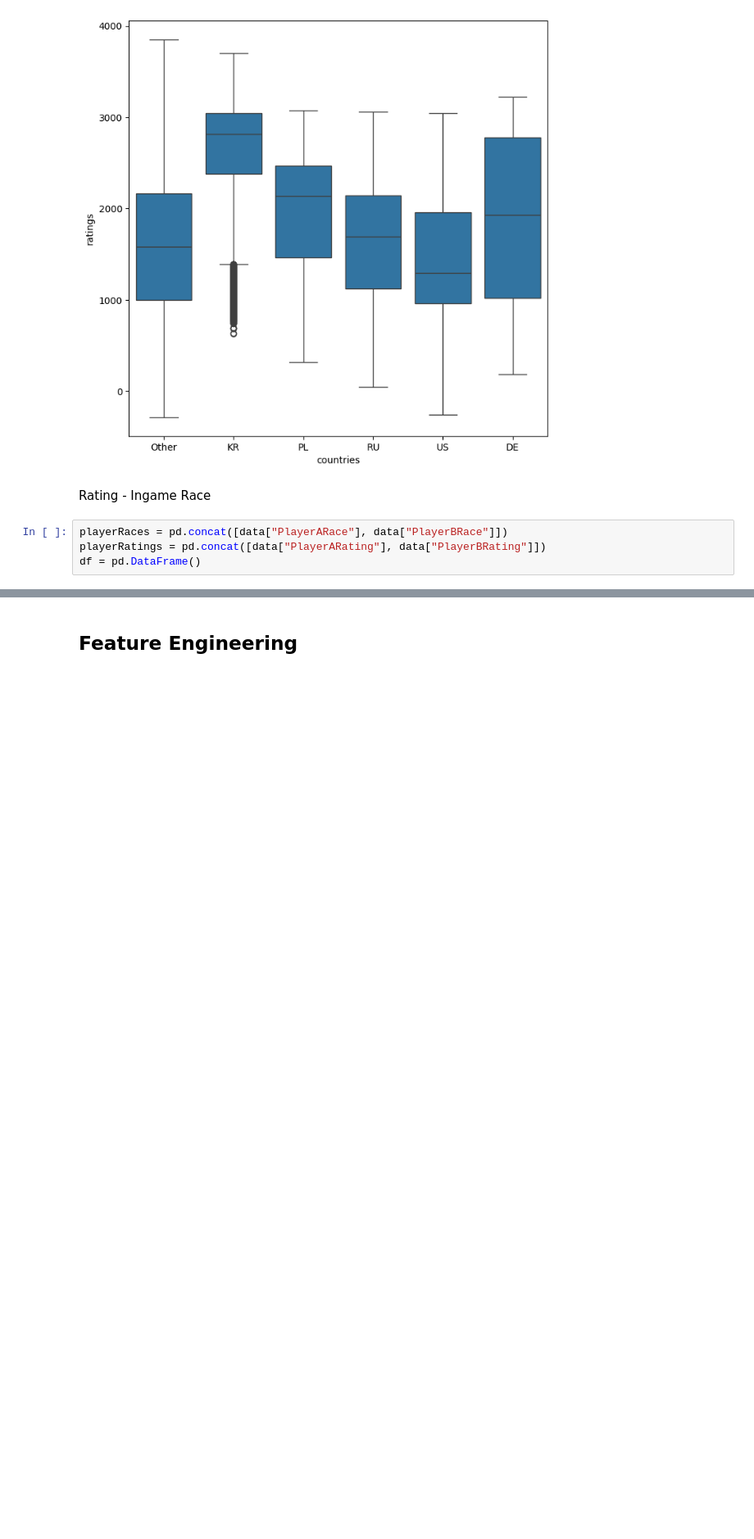
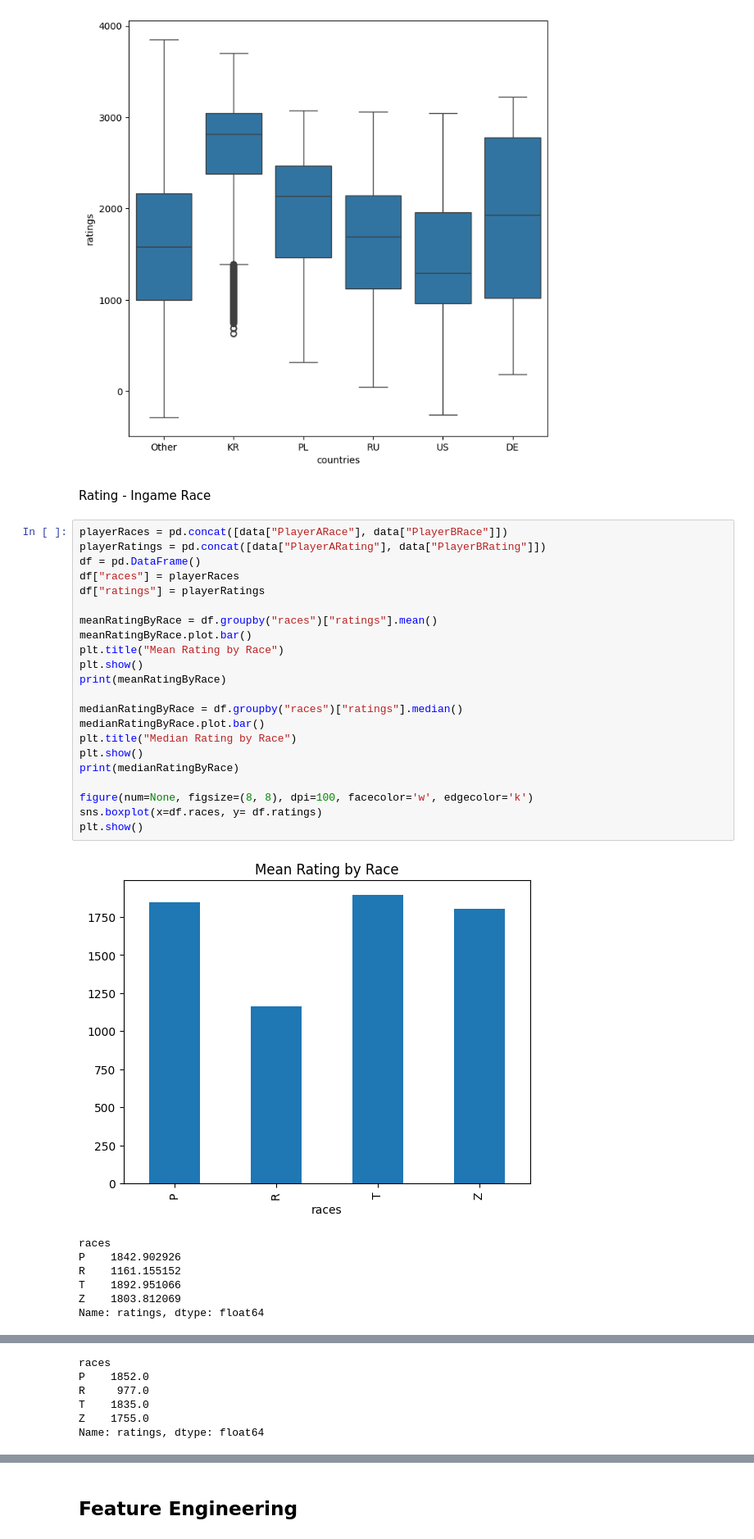
Before and after one commit to MeabhG97/Datascience_StarCraft, a Jupyter notebook: MeabhGibneyDAProject.ipynb, the cells around one changed output, grey strips where cells are left out. Shown: that part at 82% size. Saved outputs shown, nothing was run; the diff lists cells and outputs as text; blank space fills up the shorter version.

```diff
--- a/MeabhGibneyDAProject.ipynb
+++ b/MeabhGibneyDAProject.ipynb
@@ -395,7 +395,33 @@ Name: ratings, dtype: float64
 [figure]
 # %% [markdown]
 Rating - Ingame Race
-# %%
-playerRaces = pd.concat([data["PlayerARace"], data["PlayerBRace"]])
-playerRatings = pd.concat([data["PlayerARating"], data["PlayerBRating"]])
-df = pd.DataFrame()
+# %%
+playerRaces = pd.concat([data["PlayerARace"], data["PlayerBRace"]])
+playerRatings = pd.concat([data["PlayerARating"], data["PlayerBRating"]])
+df = pd.DataFrame()
+df["races"] = playerRaces
+df["ratings"] = playerRatings
+
+meanRatingByRace = df.groupby("races")["ratings"].mean()
+meanRatingByRace.plot.bar()
+plt.title("Mean Rating by Race")
+plt.show()
+print(meanRatingByRace)
+
+medianRatingByRace = df.groupby("races")["ratings"].median()
+medianRatingByRace.plot.bar()
+plt.title("Median Rating by Race")
+plt.show()
+print(medianRatingByRace)
+
+figure(num=None, figsize=(8, 8), dpi=100, facecolor='w', edgecolor='k')
+sns.boxplot(x=df.races, y= df.ratings)
+plt.show()
+# %% [output]
+[figure, added]
+races
+P    1842.902926
+R    1161.155152
+T    1892.951066
+Z    1803.812069
+Name: ratings, dtype: float64
@@ -401,0 +429,6 @@ df = pd.DataFrame()
+races
+P    1852.0
+R     977.0
+T    1835.0
+Z    1755.0
+Name: ratings, dtype: float64
```
Also changed, not shown: parts of 10 cells of this notebook.
